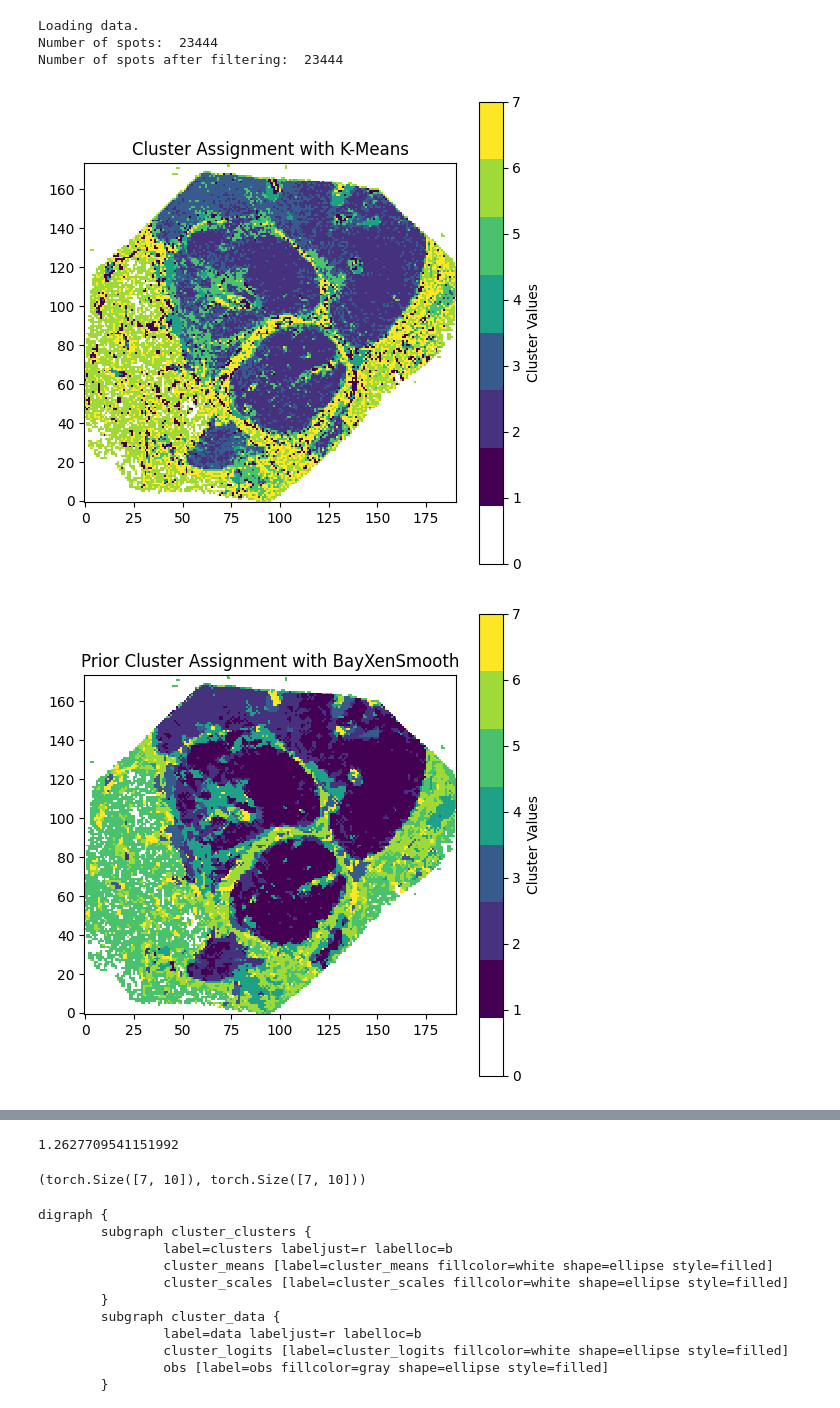
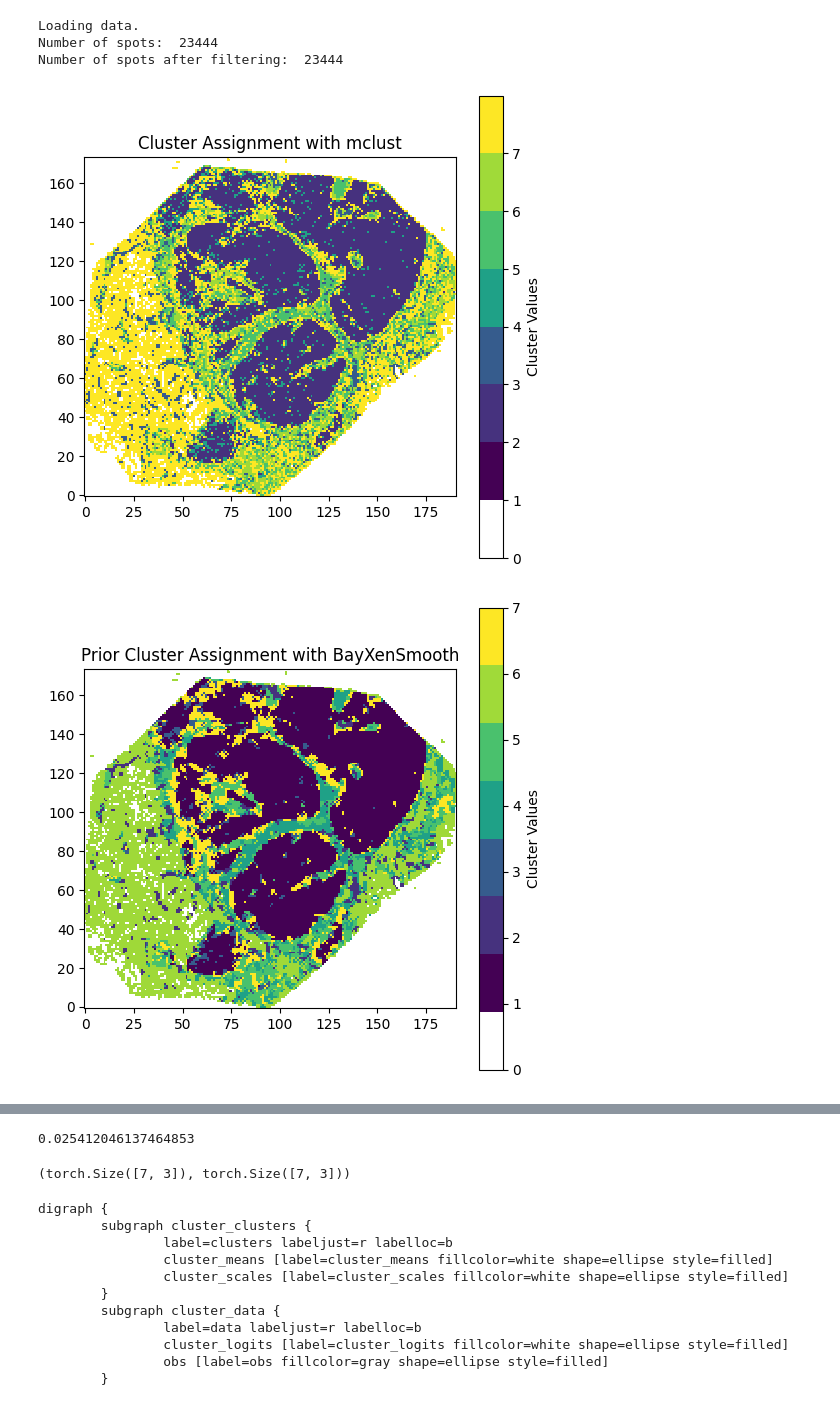
Before and after one commit to prob-ml/XeniumCluster, a Jupyter notebook: SVI_Approx.ipynb, the cells around one changed output, grey strips where cells are left out. Drawn from its saved outputs; the diff is of its cells as text; code cells hidden in the pictures.

```diff
--- a/SVI_Approx.ipynb
+++ b/SVI_Approx.ipynb
@@ -197,11 +197,11 @@ def prepare_Xenium_data(
 # %%
 spot_size=50
 data_mode="PCA"
-num_pcs=10
+num_pcs=3
 hvg_var_prop=0.9
 dataset_name="hBreast"
 kmeans_init=True
-custom_init="K-Means"
+custom_init="mclust"
 spatial_init=True
 num_clusters=7
 batch_size=512
@@ -255,7 +255,7 @@ def custom_cluster_initialization(original_adata, method, K=17):
         initial_clusters = original_adata.Louvain(original_adata.xenium_spot_data, resolutions=[1.0], save_plot=False, K=K)[1.0]
     elif method == "mclust":
         original_adata.pca(original_adata.xenium_spot_data, num_pcs)
-        initial_clusters = original_adata.mclust(original_adata.xenium_spot_data, G_min=K, G_max=K, model_name = "EEE")
+        initial_clusters = original_adata.mclust(original_adata.xenium_spot_data, G=K, model_name = "EEE")
     else:
         raise ValueError(f"Unknown method: {method}")
 
@@ -264,7 +264,7 @@ def custom_cluster_initialization(original_adata, method, K=17):
 # Clamping
 MIN_CONCENTRATION = 0.01
 
-num_posterior_samples = 100
+num_posterior_samples = 1000
 
 spatial_init_data = StandardScaler().fit_transform(gene_data)
 gene_data = StandardScaler().fit_transform(gene_data)
@@ -351,7 +351,7 @@ if custom_init or kmeans_init:
 
         if not os.path.exists(kmeans_cluster_metrics_filepath := save_filepath("KMeans", "cluster_metrics")):
             os.makedirs(kmeans_cluster_metrics_filepath)
-        with open(f"{kmeans_cluster_metrics_filepath}/wss.json", 'w') as fp:
+        with open(f"{kmeans_cluster_metrics_filepath}/mpd.json", 'w') as fp:
             json.dump(cluster_metrics, fp)
 
     for i in range(num_clusters):
@@ -409,32 +409,32 @@ for sample_for_assignment in sample_for_assignment_options:
     if sample_for_assignment:
         cluster_assignments_prior_TRUE = pyro.sample("cluster_assignments", dist.Categorical(spatial_cluster_probs_prior).expand_by([num_prior_samples])).detach().mode(dim=0).values
         cluster_assignments_prior = cluster_assignments_prior_TRUE
     else:
         cluster_assignments_prior_FALSE = spatial_cluster_probs_prior.argmax(dim=1)
         cluster_assignments_prior = cluster_assignments_prior_FALSE
 
     # Load the data
     data = torch.tensor(gene_data).float()
 
     cluster_grid_PRIOR = torch.zeros((num_rows, num_cols), dtype=torch.long)
 
     cluster_grid_PRIOR[rows, columns] = cluster_assignments_prior + 1
 
     colors = plt.cm.get_cmap('viridis', num_clusters + 1)
 
     colormap_colors = np.vstack(([[1, 1, 1, 1]], colors(np.linspace(0, 1, num_clusters))))
     colormap = ListedColormap(colormap_colors)
 
     plt.figure(figsize=(6, 6))
     plt.imshow(cluster_grid_PRIOR.cpu(), cmap=colormap, interpolation='nearest', origin='lower')
     plt.colorbar(ticks=range(num_clusters + 1), label='Cluster Values')
     plt.title('Prior Cluster Assignment with BayXenSmooth')
 
     if not os.path.exists(bayxensmooth_clusters_filepath := save_filepath("BayXenSmooth", "clusters", sample_for_assignment)):
         os.makedirs(bayxensmooth_clusters_filepath)
     _ = plt.savefig(
         f"{bayxensmooth_clusters_filepath}/prior_result.png"
     )
 # %% [output]
-[figure, old version]
+[figure, new version]
-[figure, old version]
+[figure, new version]
@@ -442,12 +442,12 @@ for sample_for_assignment in sample_for_assignment_options:
 # %%
-# grab the WSS distance of cluster labels
-wss = {}
+# grab the mpd distance of cluster labels
+mpd = {}
 for label in range(1, num_clusters + 1):
     current_cluster_locations = torch.stack(torch.where((cluster_grid_PRIOR.cpu() == label)), axis=1).to(float)
-    wss[f"Cluster {label}"] = (spot_size ** 2) * torch.mean(torch.cdist(current_cluster_locations, current_cluster_locations, p = 2)).item()
-sum(wss.values()) / 1_000_000
+    mpd[f"Cluster {label}"] = spot_size * torch.mean(torch.cdist(current_cluster_locations, current_cluster_locations, p = 2)).item()
+sum(mpd.values()) / 1_000_000
 # %% [output]
-1.2627709541151992
+0.025412046137464853
 # %%
 empirical_prior_means_guide = empirical_prior_means.clone().detach()
 empirical_prior_scales_guide = empirical_prior_scales.clone().detach()
@@ -521,7 +521,7 @@ def guide(data):
 # %%
 empirical_prior_means.shape, empirical_prior_scales.shape
 # %% [output]
-(torch.Size([7, 10]), torch.Size([7, 10]))
+(torch.Size([7, 3]), torch.Size([7, 3]))
 # %%
 print(pyro.render_model(model, model_args=(data,), render_distributions=True, render_params=True))
 # %% [output]
```
Also changed, not shown: parts of 8 cells of this notebook, 24 other files.
